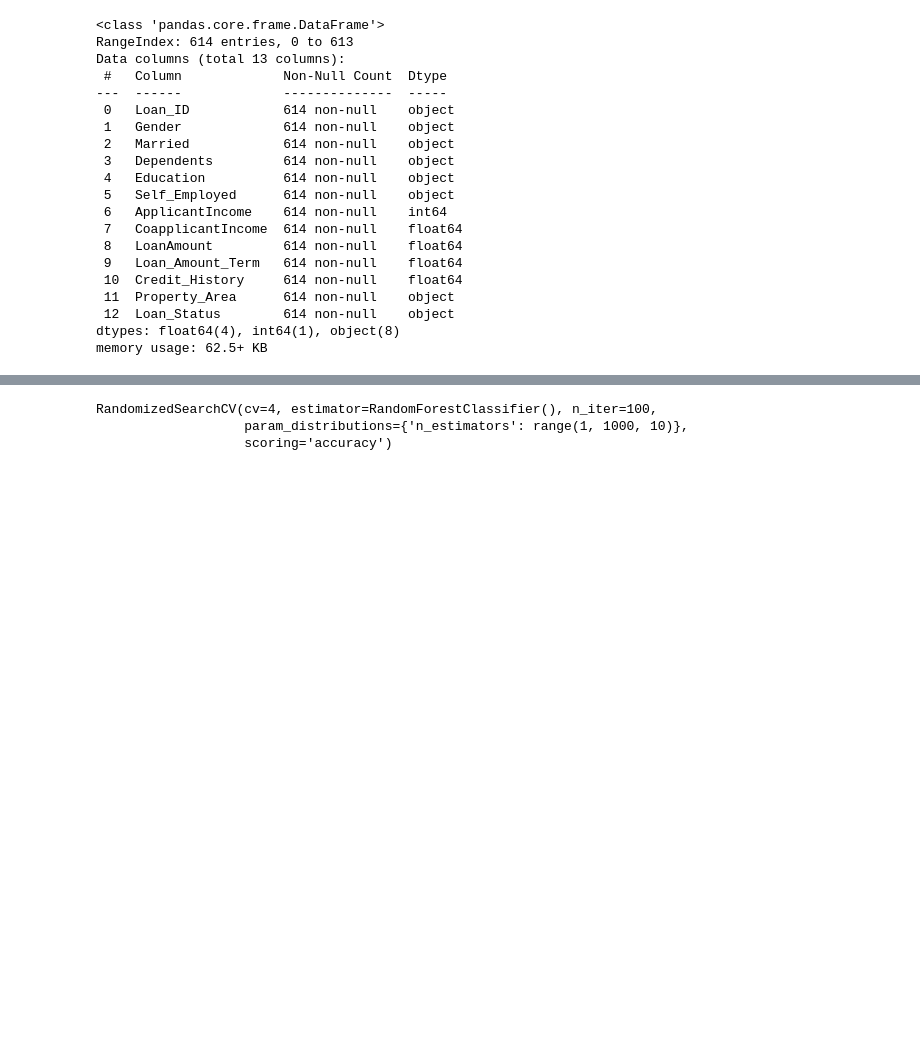
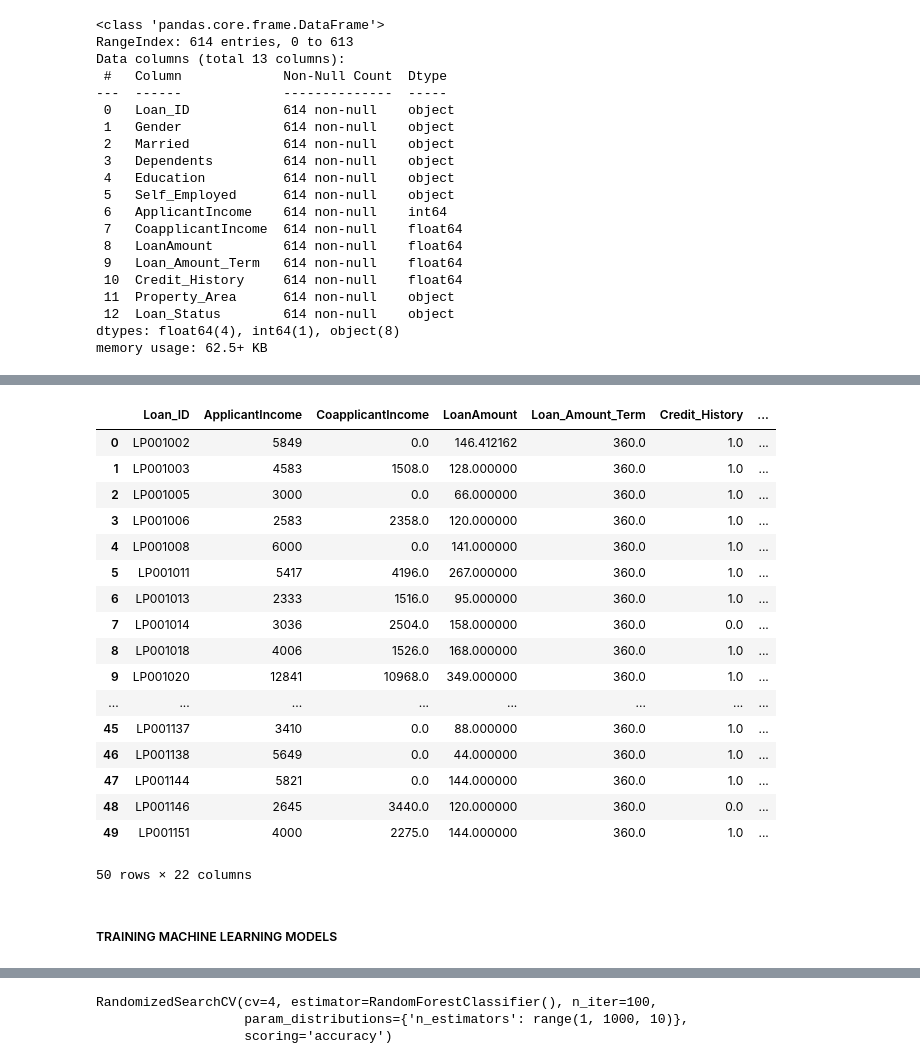
Before and after one commit to Safo-Prince/loan-prediction, a Jupyter notebook: loan-prediction.ipynb, the cells around one changed output, grey strips where cells are left out. Drawn from its saved outputs; the diff is of its cells as text; code cells hidden in the pictures; blank space fills up the shorter version.

```diff
--- a/loan-prediction.ipynb
+++ b/loan-prediction.ipynb
@@ -110,7 +137,29 @@ print(set(loan_train['Loan_Status'].values.tolist()))
 # %%
-loan_train['Loan_Status'] = loan_train['Loan_Status'].map({'N':0, 'Y':1}).astype(int)
+loan_train['Loan_Status'] = loan_train['Loan_Status'].replace({'N': 0, 'Y': 1}).astype(int)
+
 
 loan_train = pd.get_dummies(loan_train, columns = ['Gender','Married','Dependents','Education','Self_Employed','Property_Area',])
+
+loan_train.head(50)
+# %% [output]
+|  | Loan_ID | ApplicantIncome | CoapplicantIncome | LoanAmount | Loan_Amount_Term | Credit_History | ... |
+| 0 | LP001002 | 5849 | 0.0 | 146.412162 | 360.0 | 1.0 | ... |
+| 1 | LP001003 | 4583 | 1508.0 | 128.000000 | 360.0 | 1.0 | ... |
+| 2 | LP001005 | 3000 | 0.0 | 66.000000 | 360.0 | 1.0 | ... |
+| 3 | LP001006 | 2583 | 2358.0 | 120.000000 | 360.0 | 1.0 | ... |
+| 4 | LP001008 | 6000 | 0.0 | 141.000000 | 360.0 | 1.0 | ... |
+| 5 | LP001011 | 5417 | 4196.0 | 267.000000 | 360.0 | 1.0 | ... |
+| 6 | LP001013 | 2333 | 1516.0 | 95.000000 | 360.0 | 1.0 | ... |
+| 7 | LP001014 | 3036 | 2504.0 | 158.000000 | 360.0 | 0.0 | ... |
+| 8 | LP001018 | 4006 | 1526.0 | 168.000000 | 360.0 | 1.0 | ... |
+| 9 | LP001020 | 12841 | 10968.0 | 349.000000 | 360.0 | 1.0 | ... |
+| ... | ... | ... | ... | ... | ... | ... | ... |
+| 45 | LP001137 | 3410 | 0.0 | 88.000000 | 360.0 | 1.0 | ... |
+| 46 | LP001138 | 5649 | 0.0 | 44.000000 | 360.0 | 1.0 | ... |
+| 47 | LP001144 | 5821 | 0.0 | 144.000000 | 360.0 | 1.0 | ... |
+| 48 | LP001146 | 2645 | 3440.0 | 120.000000 | 360.0 | 0.0 | ... |
+| 49 | LP001151 | 4000 | 2275.0 | 144.000000 | 360.0 | 1.0 | ... |
+50 rows × 22 columns
 # %%
 #splitting the dataset
 
@@ -118,4 +167,6 @@ y = loan_train['Loan_Status']
 X = loan_train.drop(['Loan_Status','Loan_ID'],axis=1)
 
 X_train,X_test ,y_train,y_test = train_test_split(X,y,test_size=0.2,random_state = 42 )
+# %% [markdown]
+##### TRAINING MACHINE LEARNING MODELS
 # %%
```
Also changed, not shown: parts of 19 cells of this notebook.
